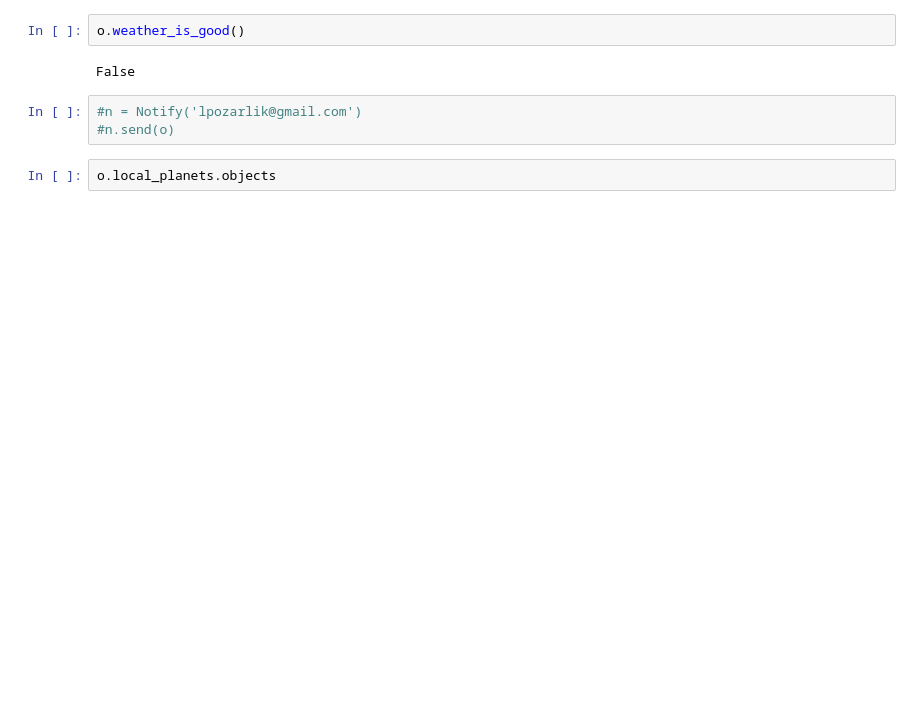
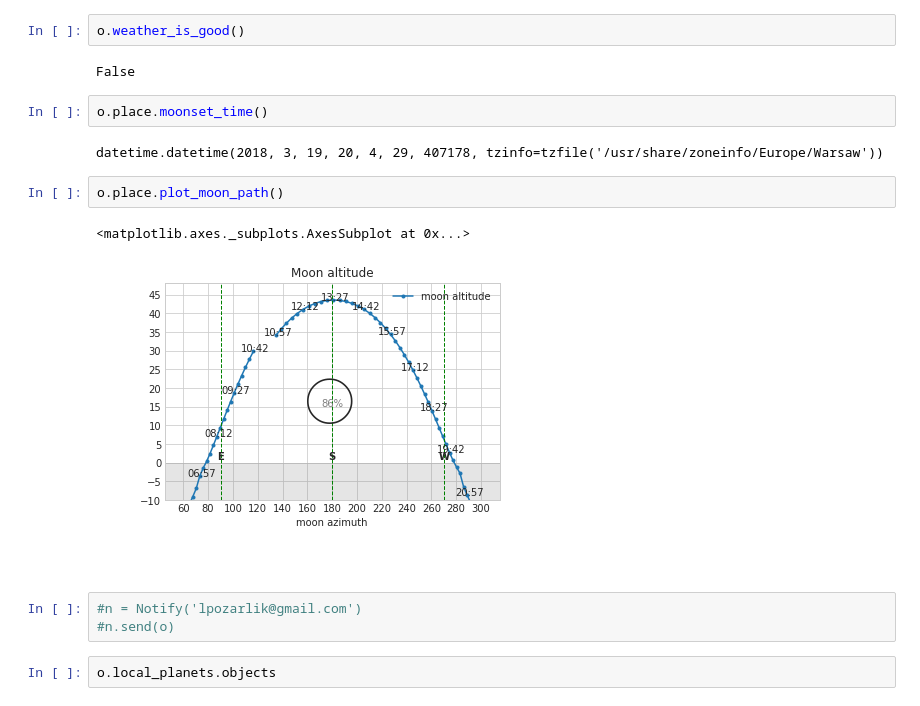
Before and after one commit to pozar87/apts, a Jupyter notebook: Test.ipynb, the cells around one changed output. Cells and saved outputs as stored; diff of their text form; blank space fills up the shorter version.

Commit message:
Add moon altitude plots for place

```diff
--- a/Test.ipynb
+++ b/Test.ipynb
@@ -51,6 +57,15 @@ o.plot_weather()
 o.weather_is_good()
 # %% [output]
 False
+# %%
+o.place.moonset_time()
+# %% [output]
+datetime.datetime(2018, 3, 19, 20, 4, 29, 407178, tzinfo=tzfile('/usr/share/zoneinfo/Europe/Warsaw'))
+# %%
+o.place.plot_moon_path()
+# %% [output]
+<matplotlib.axes._subplots.AxesSubplot at 0x...>
+[figure, added]
 # %%
 #n = Notify('lpozarlik@gmail.com')
 #n.send(o)
```
Also changed, not shown: parts of 8 cells of this notebook, 2 other files.
